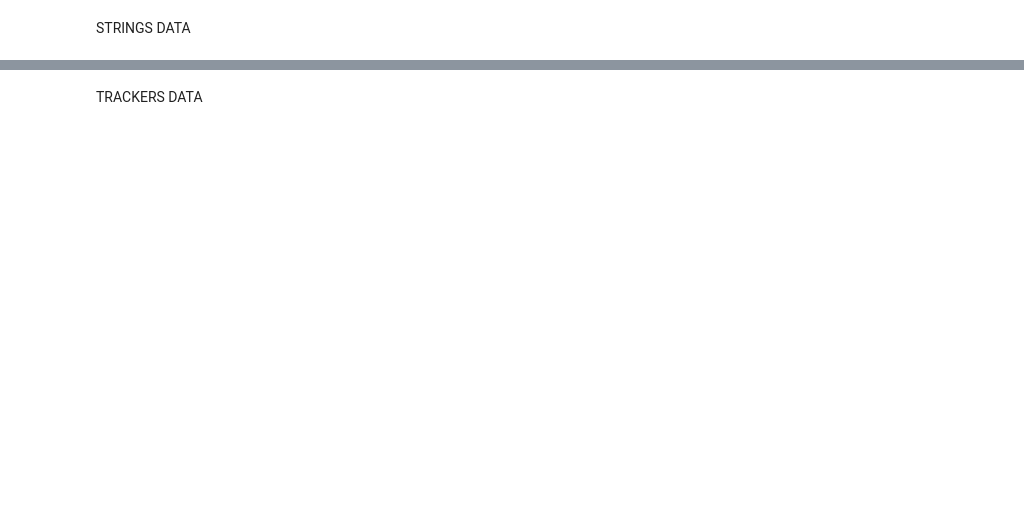
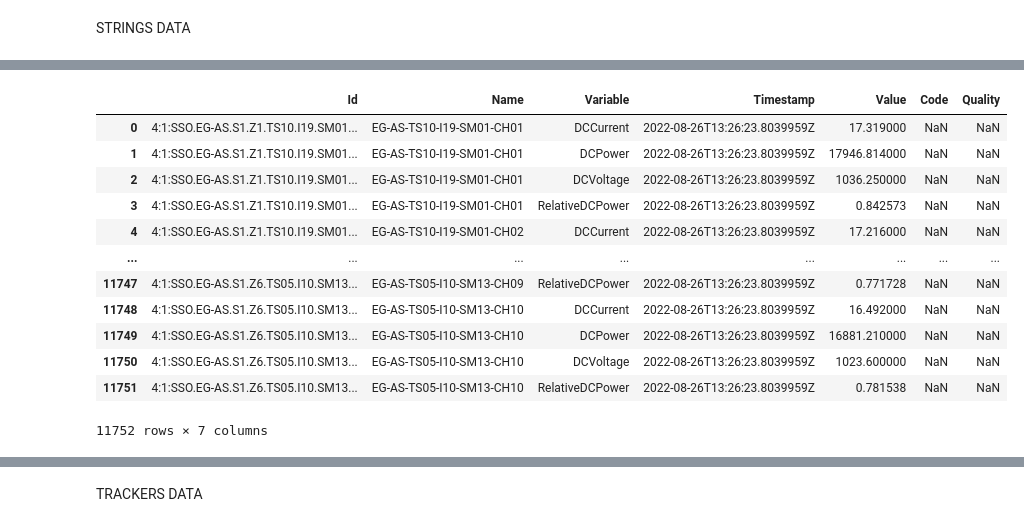
Before and after one commit to PrediktorAS/pyPrediktorMapClient, a Jupyter notebook: notebooks/Example_Data_Downloading.ipynb, the cells around one changed output, grey strips where cells are left out. Drawn from its saved outputs; the diff is of its cells as text; code cells hidden in the pictures; blank space fills up the shorter version.

```diff
--- a/notebooks/Example_Data_Downloading.ipynb
+++ b/notebooks/Example_Data_Downloading.ipynb
@@ -103,3 +173,3 @@ strings = mdx.get_object_descendants("StringSetType", site, "PV_Assets")
 # %%
 # List of strings variables
-strng_var_list = ['DCCurrent', 'DCPower', 'DCVoltage', 'RelativeDCPower', 'Status']
+strng_var_list = ['DCCurrent', 'DCPower', 'DCVoltage', 'RelativeDCPower']
@@ -106,3 +178,18 @@ strng_var_list = ['DCCurrent', 'DCPower', 'DCVoltage', 'RelativeDCPower', 'Statu
 # %%
 # Live value strings data
 strng_liv_values = opc.get_live_values_data(server_url, strng_var_list, strings)
+strng_liv_values
+# %% [output]
+|  | Id | Name | Variable | Timestamp | Value | Code | Quality |
+| 0 | 4:1:SSO.EG-AS.S1.Z1.TS10.I19.SM01... | EG-AS-TS10-I19-SM01-CH01 | DCCurrent | 2022-08-26T13:26:23.8039959Z | 17.319000 | NaN | NaN |
+| 1 | 4:1:SSO.EG-AS.S1.Z1.TS10.I19.SM01... | EG-AS-TS10-I19-SM01-CH01 | DCPower | 2022-08-26T13:26:23.8039959Z | 17946.814000 | NaN | NaN |
+| 2 | 4:1:SSO.EG-AS.S1.Z1.TS10.I19.SM01... | EG-AS-TS10-I19-SM01-CH01 | DCVoltage | 2022-08-26T13:26:23.8039959Z | 1036.250000 | NaN | NaN |
+| 3 | 4:1:SSO.EG-AS.S1.Z1.TS10.I19.SM01... | EG-AS-TS10-I19-SM01-CH01 | RelativeDCPower | 2022-08-26T13:26:23.8039959Z | 0.842573 | NaN | NaN |
+| 4 | 4:1:SSO.EG-AS.S1.Z1.TS10.I19.SM01... | EG-AS-TS10-I19-SM01-CH02 | DCCurrent | 2022-08-26T13:26:23.8039959Z | 17.216000 | NaN | NaN |
+| ... | ... | ... | ... | ... | ... | ... | ... |
+| 11747 | 4:1:SSO.EG-AS.S1.Z6.TS05.I10.SM13... | EG-AS-TS05-I10-SM13-CH09 | RelativeDCPower | 2022-08-26T13:26:23.8039959Z | 0.771728 | NaN | NaN |
+| 11748 | 4:1:SSO.EG-AS.S1.Z6.TS05.I10.SM13... | EG-AS-TS05-I10-SM13-CH10 | DCCurrent | 2022-08-26T13:26:23.8039959Z | 16.492000 | NaN | NaN |
+| 11749 | 4:1:SSO.EG-AS.S1.Z6.TS05.I10.SM13... | EG-AS-TS05-I10-SM13-CH10 | DCPower | 2022-08-26T13:26:23.8039959Z | 16881.210000 | NaN | NaN |
+| 11750 | 4:1:SSO.EG-AS.S1.Z6.TS05.I10.SM13... | EG-AS-TS05-I10-SM13-CH10 | DCVoltage | 2022-08-26T13:26:23.8039959Z | 1023.600000 | NaN | NaN |
+| 11751 | 4:1:SSO.EG-AS.S1.Z6.TS05.I10.SM13... | EG-AS-TS05-I10-SM13-CH10 | RelativeDCPower | 2022-08-26T13:26:23.8039959Z | 0.781538 | NaN | NaN |
+11752 rows × 7 columns
```
Also changed, not shown: parts of 28 cells of this notebook, 2 other files.
